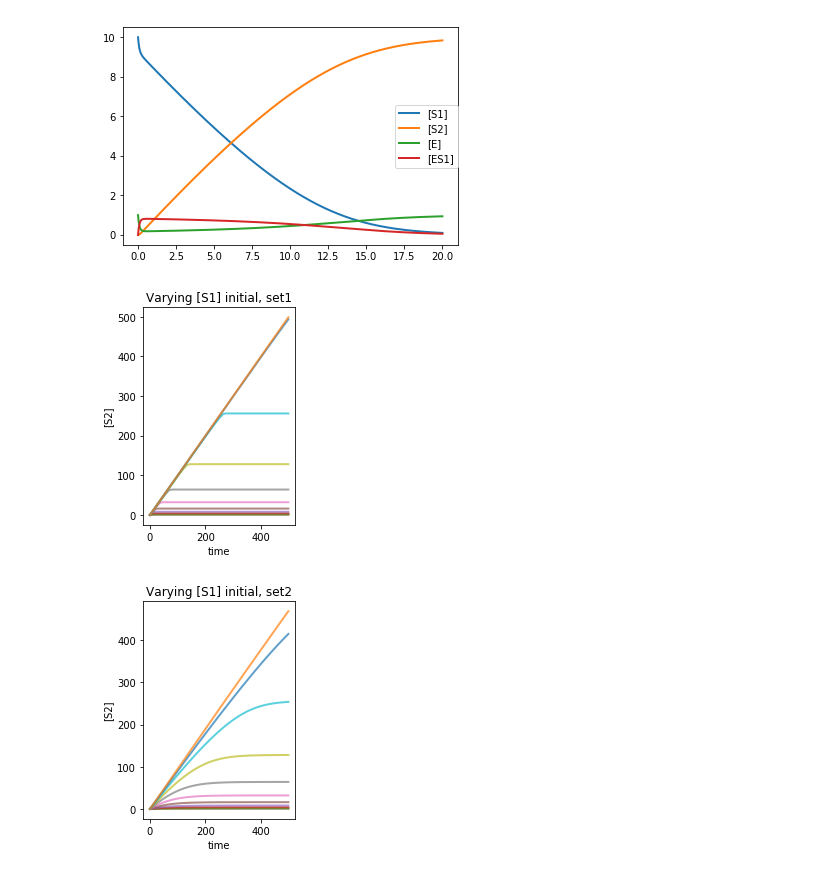
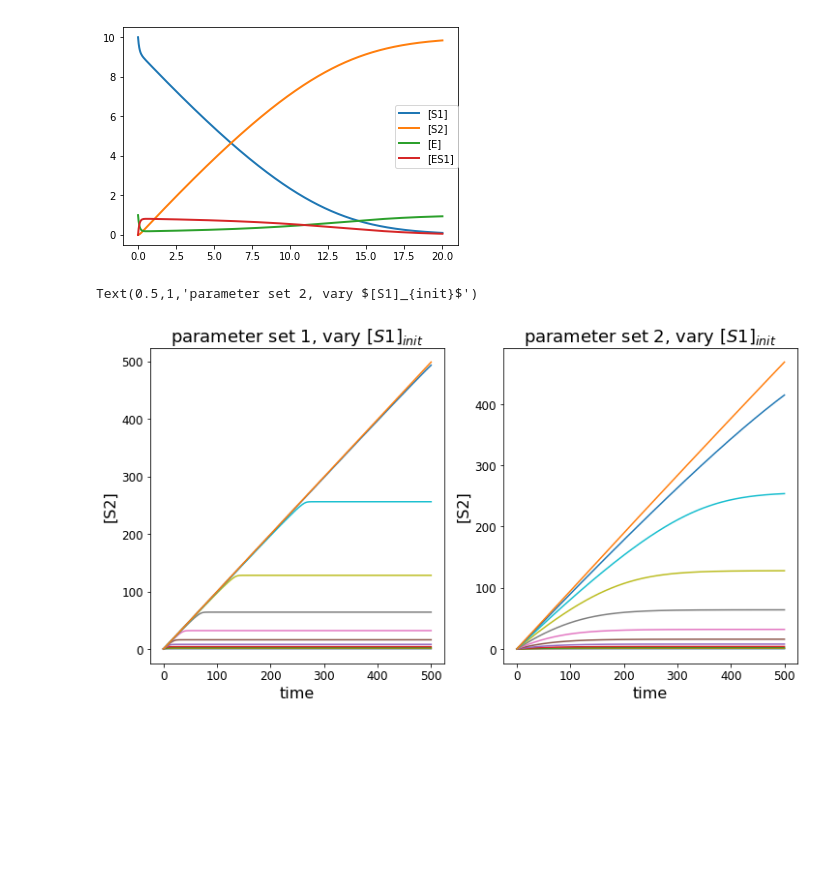
Before and after one commit to pakpoomton/simulatedBiology, a Jupyter notebook: ex2_enzyme.ipynb, the cells around one changed output. Drawn from its saved outputs; the diff is of its cells as text; code cells hidden in the pictures; blank space fills up the shorter version.

Commit message:
update enzyme simulation 31/01/21

```diff
--- a/ex2_enzyme.ipynb
+++ b/ex2_enzyme.ipynb
@@ -79,39 +79,46 @@ def lineweaverBurk(Vinit, Sinit):
     y_lin_reg = predict(x_lin_reg)
 
     return inv_S1, inv_Vinit, model, x_lin_reg, y_lin_reg
+
+def plotArray(simResult, ylab):
+    time = simResult[:, 0] # time points
+    N = len(simResult[0,:]) -1 # number of simulation timecourses
+    for i in range(0,N):
+        plt.plot(time,simResult[:, i+1])
+    plt.xlabel("time", fontsize=16)
+    plt.xticks(fontsize=12)
+    plt.ylabel(ylab, fontsize=16)
+    plt.yticks(fontsize=12)
 # %%
 # Try varying S1 initial
-r = rDefault
+r = te.loada(modelA)
 S1range = [0.5,1, 2, 4, 8, 16, 32, 64, 128, 256, 512, 1024] # range of substrate
 
 m1 = paramScan('[S1]', S1range, r, 'S2', 500)
 
 
 
 ## additional simulation for comparing the effect of tuning parameters
-r2 = rDefault
+r2 = te.loada(modelA)
 r2.kr = 50 ## dissociation rate constant
 
 m2 = paramScan('[S1]', S1range, r2, 'S2', 500)
 
 
 
 ### generate plots
-#plt.subplots(figsize=(12,6 )) # set figure size
+plt.subplots(figsize=(12,6 )) # set figure size
 plt.subplot(1,2,1)
-
-te.plotArray(m1, alpha=0.7, loc=None,
-             xlabel="time", ylabel="[S2]", title="Varying [S1] initial, set1");
+plotArray(m1, "[S2]")
+plt.title("parameter set 1, vary $[S1]_{init}$", fontsize=18)
 
 
-#plt.subplots(figsize=(12,6 )) # set figure size
 plt.subplot(1,2,2)
-
-te.plotArray(m2, alpha=0.7, loc=None,
-             xlabel="time", ylabel="[S2]", title="Varying [S1] initial, set2");
+plotArray(m2, "[S2]")
+plt.title("parameter set 2, vary $[S1]_{init}$", fontsize=18)
 # %% [output]
+Text(0.5,1,'parameter set 2, vary $[S1]_{init}$')
-[figure, old version]
+[figure, new version]
-[figure, removed]
 # %%
 # Michealis-Menten
 Vinit = initV(m1)
```
Also changed, not shown: parts of 1 cell of this notebook.
